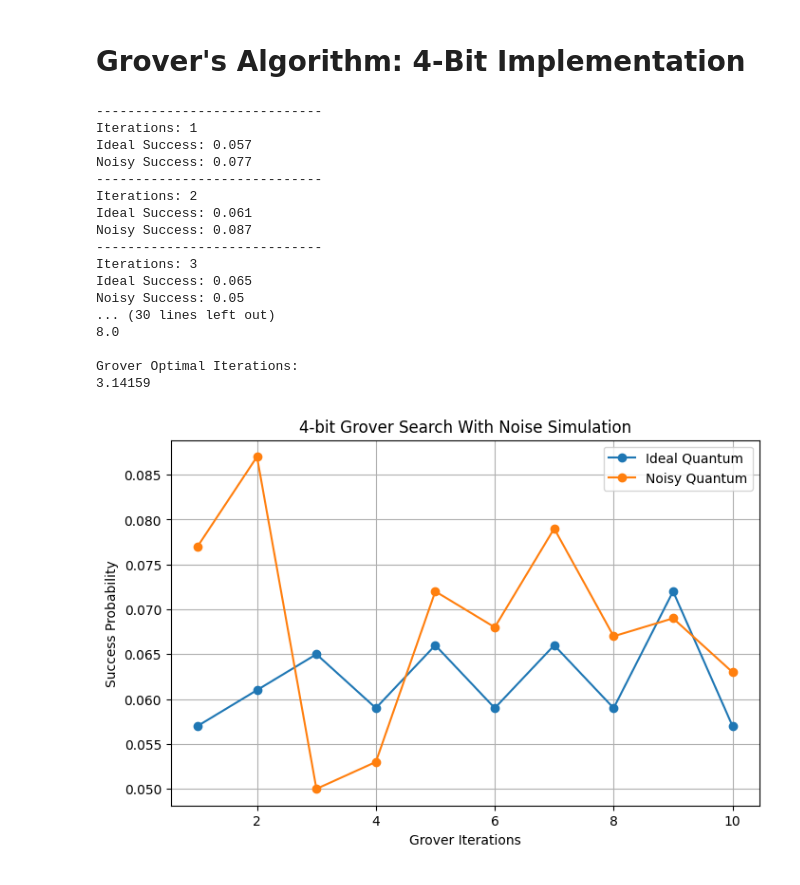
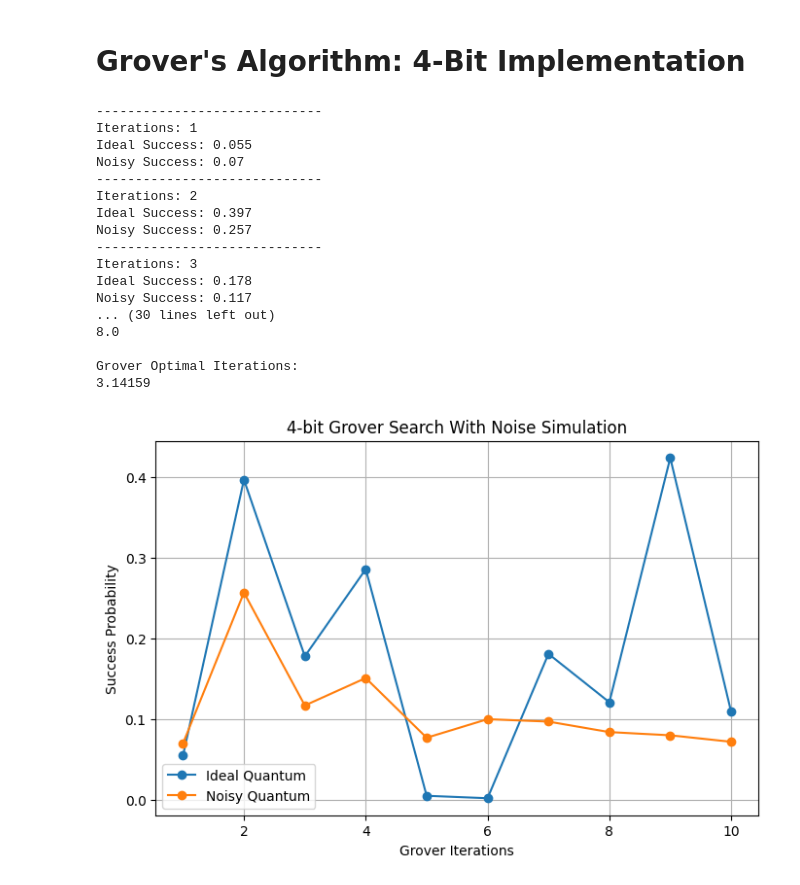
Before and after one commit to mmantey-ops/Group-5-Quantum-Password-Hacking, a Jupyter notebook: docs/start/start.ipynb, the cells around one changed output. Cells and saved outputs as stored; diff of their text form; code cells hidden in the pictures.

```diff
--- a/docs/start/start.ipynb
+++ b/docs/start/start.ipynb
@@ -537,20 +537,23 @@ qubits = [
 
 def oracle(circuit, qubits, password):
 
-    # Convert zeros into ones
+    # Convert all 0 bits to 1
     for i, bit in enumerate(password):
         if bit == "0":
             circuit.append(cirq.X(qubits[i]))
 
-    # 4-qubit controlled phase flip
+    # Multi-controlled Z
     circuit.append(cirq.H(qubits[3]))
     circuit.append(
-        cirq.CCX(qubits[0], qubits[1], qubits[2])
+        cirq.Z(qubits[3]).controlled_by(
+            qubits[0],
+            qubits[1],
+            qubits[2]
+        )
     )
-    circuit.append(cirq.CNOT(qubits[2], qubits[3]))
     circuit.append(cirq.H(qubits[3]))
 
-    # Undo zero conversions
+    # Restore original basis
     for i, bit in enumerate(password):
         if bit == "0":
             circuit.append(cirq.X(qubits[i]))
@@ -564,11 +567,13 @@ def diffusion(circuit, qubits):
     circuit.append(cirq.X.on_each(*qubits))
 
     circuit.append(cirq.H(qubits[3]))
-
     circuit.append(
-        cirq.CCX(qubits[0], qubits[1], qubits[2])
+        cirq.Z(qubits[3]).controlled_by(
+            qubits[0],
+            qubits[1],
+            qubits[2]
+        )
     )
-
     circuit.append(cirq.H(qubits[3]))
 
     circuit.append(cirq.X.on_each(*qubits))
@@ -754,37 +759,37 @@ plt.plot(
 
 plt.xlabel(
     "Grover Iterations"
 )
 
 plt.ylabel(
     "Success Probability"
 )
 
 plt.title(
     "4-bit Grover Search With Noise Simulation"
 )
 
 plt.legend()
 
 plt.grid()
 
 plt.show()
 # %% [output]
 -----------------------------
 Iterations: 1
-Ideal Success: 0.057
-Noisy Success: 0.077
+Ideal Success: 0.055
+Noisy Success: 0.07
 -----------------------------
 Iterations: 2
-Ideal Success: 0.061
-Noisy Success: 0.087
+Ideal Success: 0.397
+Noisy Success: 0.257
 -----------------------------
 Iterations: 3
-Ideal Success: 0.065
-Noisy Success: 0.05
+Ideal Success: 0.178
+Noisy Success: 0.117
 ... (30 lines left out)
 8.0
 
 Grover Optimal Iterations:
 3.14159
-[figure, old version]
+[figure, new version]
```
Also changed, not shown: parts of 2 cells of this notebook.
